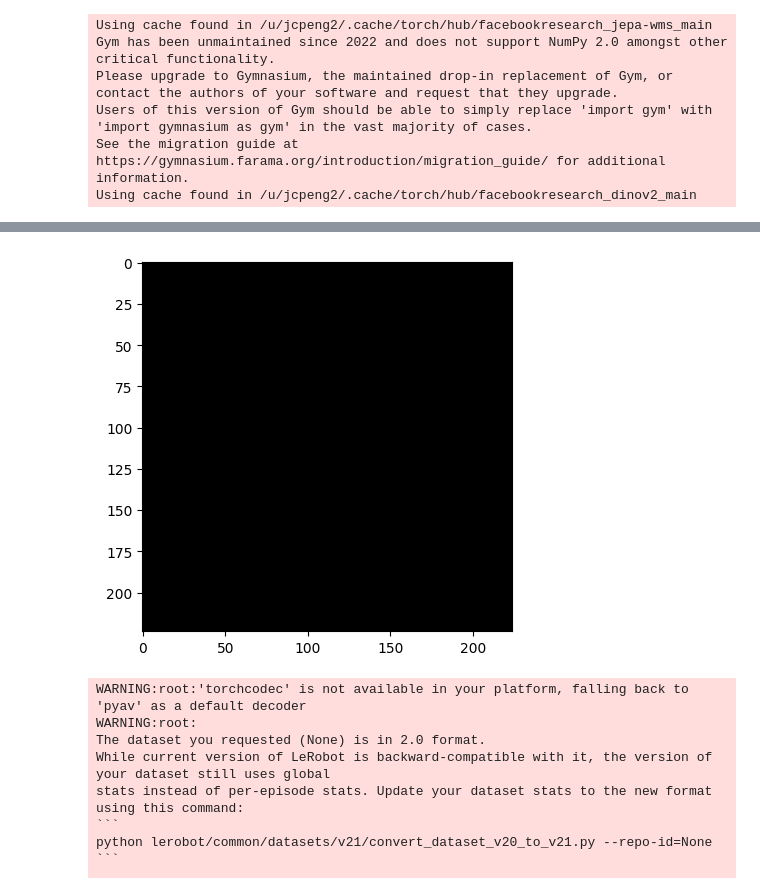
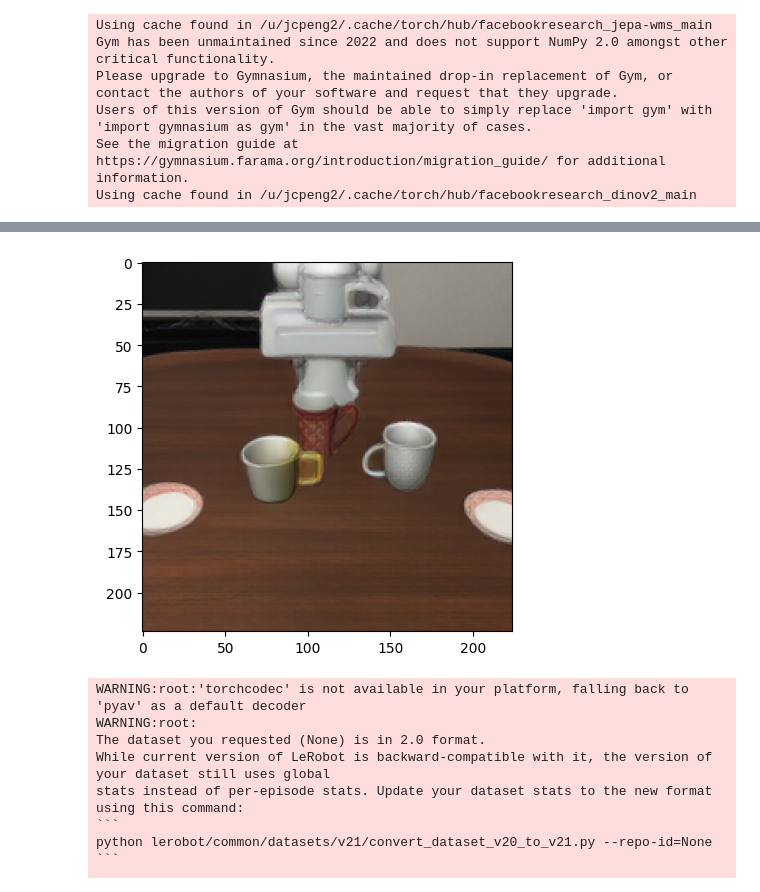
Before and after one commit to mass2010chromium/mujoco_test, a Jupyter notebook: datasets/jepawm_encode/inspect_embeddings.ipynb, the cells around one changed output, grey strips where cells are left out. Saved outputs shown, nothing was run; the diff lists cells and outputs as text; code cells hidden in the pictures.

```diff
--- a/datasets/jepawm_encode/inspect_embeddings.ipynb
+++ b/datasets/jepawm_encode/inspect_embeddings.ipynb
@@ -63,5 +45,5 @@ Users of this version of Gym should be able to simply replace 'import gym' with
 See the migration guide at https://gymnasium.farama.org/introduction/migration_guide/ for additional information.
 Using cache found in /u/jcpeng2/.cache/torch/hub/facebookresearch_dinov2_main
 # %%
-results = model.decode_unroll(torch.tensor(einops.rearrange(data, "t x b v h w c -> (t x) b v h w c")).to("cuda:0"))
+results = model.decode_unroll(torch.tensor(einops.rearrange(data, "b t v h w c -> t b v h w c")).to("cuda:0"))
 # %%
@@ -87,12 +53,12 @@ print(data)
 # %%
 import matplotlib.pyplot as plt
 %matplotlib inline
 plt.figure(0)
 plt.clf()
-plt.imshow(results[2])
+plt.imshow(results[0])
 plt.show()
 # %% [output]
-[figure, old version]
+[figure, new version]
 # %%
 data_config = _config.get_config('trace_vla_moe')
 dataset = LiberoTraceDataset(data_config.data.base_config, data_config.model.action_horizon)
```
Also changed, not shown: parts of 9 cells of this notebook, 2 other files.
